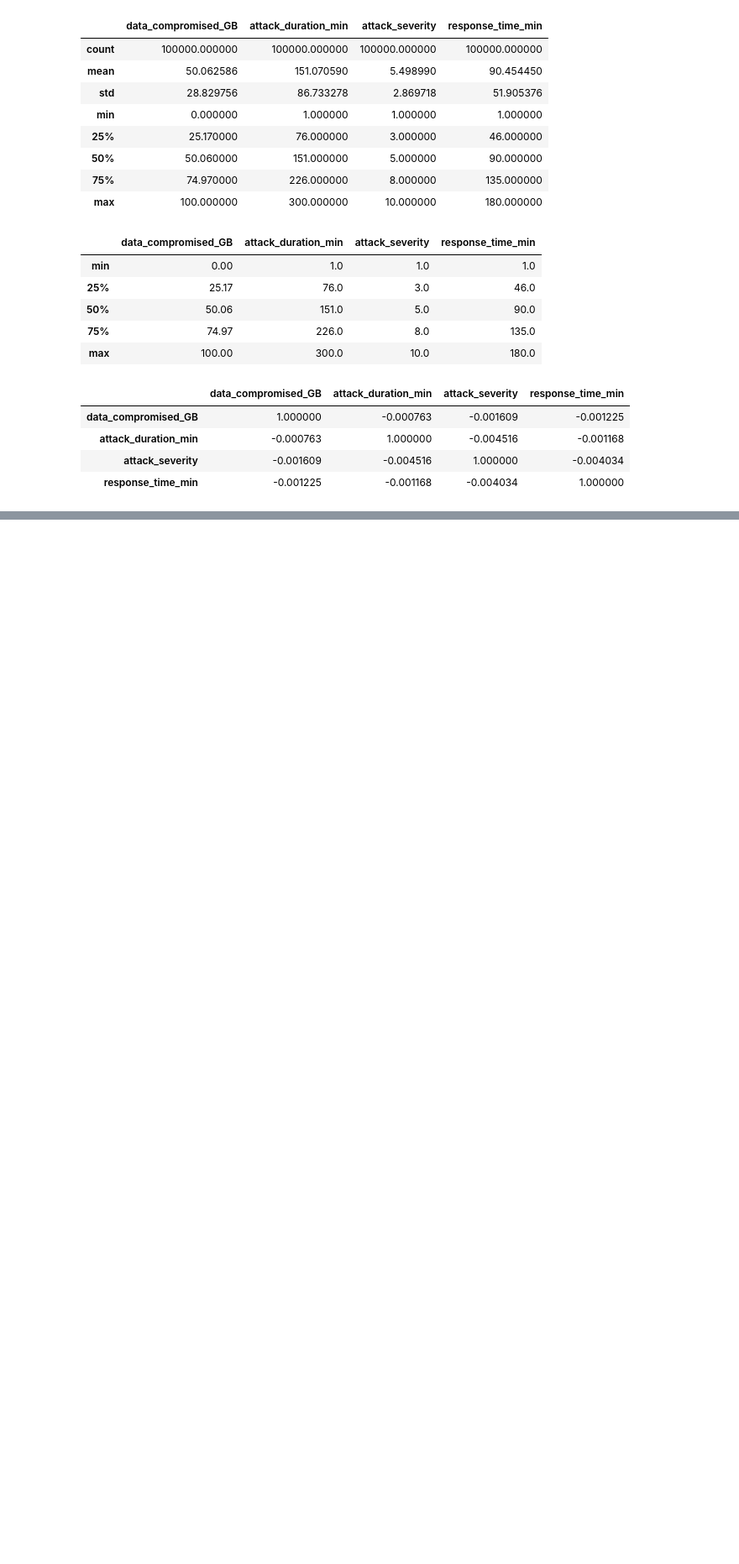
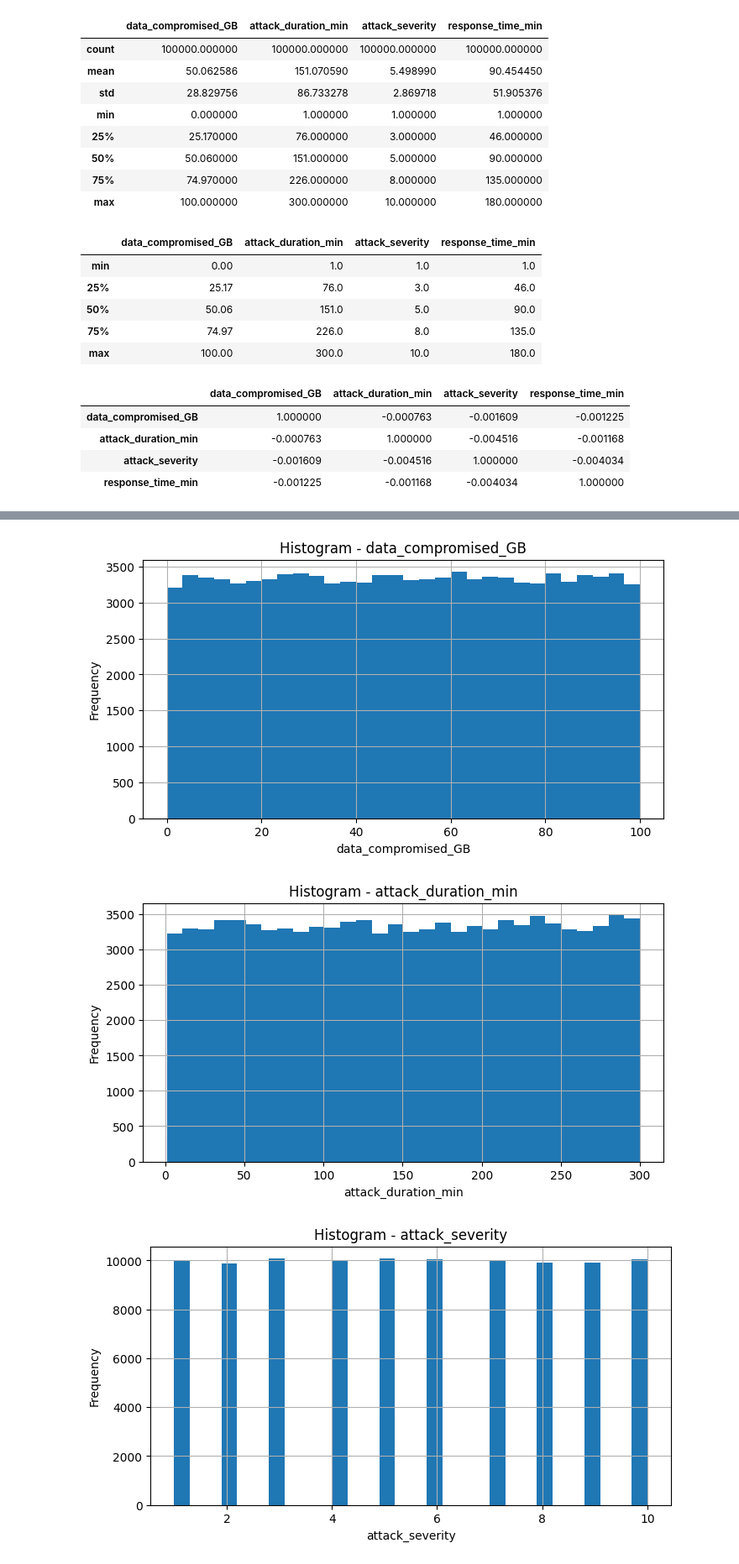
Before and after one commit to noor-gh06/Cybercrime-DataMining, a Jupyter notebook: Phase2.ipynb, the cells around one changed output, grey strips where cells are left out. Shown at 84% size. Cells and saved outputs as stored; diff of their text form; code cells hidden in the pictures; blank space fills up the shorter version.

```diff
--- a/Phase2.ipynb
+++ b/Phase2.ipynb
@@ -70,0 +87,4 @@ corr
+# %%
+#تحديد الأعمدة الرقمية
+numeric_cols = df.select_dtypes(include=[np.number]).columns.tolist()
+print("Numeric columns:", numeric_cols)
@@ -70,0 +155,13 @@ corr
+# %%
+#Histograms
+for col in numeric_cols:
+    plt.figure(figsize=(8,4))
+    plt.hist(df[col], bins=30)
+    plt.title(f"Histogram - {col}")
+    plt.xlabel(col)
+    plt.ylabel("Frequency")
+    plt.show()
+# %% [output]
+[figure, added]
+[figure, added]
+[figure, added]
```
Also changed, not shown: parts of 12 cells of this notebook.
